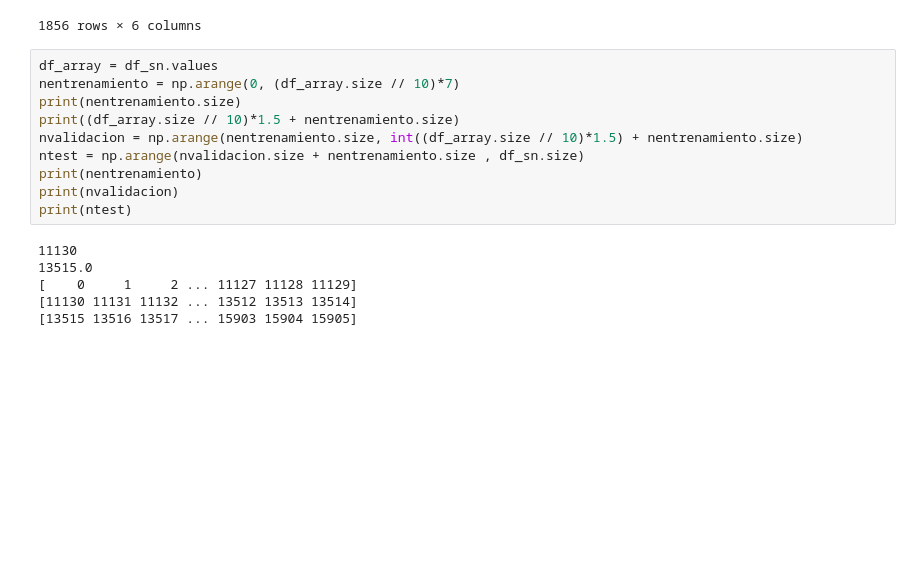
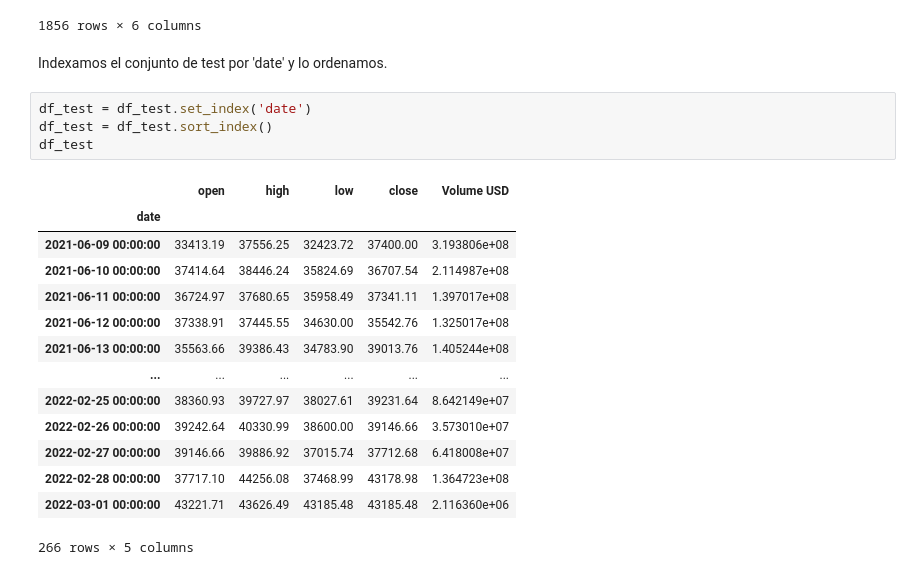
Before and after one commit to Raul-Gonzalez-M/TFG, a Jupyter notebook: codigo/Código.ipynb, the cells around one changed output. Saved outputs shown, nothing was run; the diff lists cells and outputs as text; blank space fills up the shorter version.

Commit message:
Indexamos los datos y ordenamos por fecha en los tres conjuntos

```diff
--- a/codigo/Código.ipynb
+++ b/codigo/Código.ipynb
@@ -207,19 +207,24 @@ df_train
 | 2649 | 2014-11-29 00:00:00 | 376.42 | 386.60 | 372.25 | 376.72 | 7.245190e+03 |
 | 2650 | 2014-11-28 00:00:00 | 363.59 | 381.34 | 360.57 | 376.28 | 8.617150e+03 |
 1856 rows × 6 columns
-# %%
-df_array = df_sn.values
-nentrenamiento = np.arange(0, (df_array.size // 10)*7)
-print(nentrenamiento.size)
-print((df_array.size // 10)*1.5 + nentrenamiento.size)
-nvalidacion = np.arange(nentrenamiento.size, int((df_array.size // 10)*1.5) + nentrenamiento.size)
-ntest = np.arange(nvalidacion.size + nentrenamiento.size , df_sn.size)
-print(nentrenamiento)
-print(nvalidacion)
-print(ntest)
-# %% [output]
-11130
-13515.0
-[    0     1     2 ... 11127 11128 11129]
-[11130 11131 11132 ... 13512 13513 13514]
-[13515 13516 13517 ... 15903 15904 15905]
+# %% [markdown]
+Indexamos el conjunto de test por 'date' y lo ordenamos.
+# %%
+df_test = df_test.set_index('date')
+df_test = df_test.sort_index()
+df_test
+# %% [output]
+|  | open | high | low | close | Volume USD |
+| date |  |  |  |  |  |
+| 2021-06-09 00:00:00 | 33413.19 | 37556.25 | 32423.72 | 37400.00 | 3.193806e+08 |
+| 2021-06-10 00:00:00 | 37414.64 | 38446.24 | 35824.69 | 36707.54 | 2.114987e+08 |
+| 2021-06-11 00:00:00 | 36724.97 | 37680.65 | 35958.49 | 37341.11 | 1.397017e+08 |
+| 2021-06-12 00:00:00 | 37338.91 | 37445.55 | 34630.00 | 35542.76 | 1.325017e+08 |
+| 2021-06-13 00:00:00 | 35563.66 | 39386.43 | 34783.90 | 39013.76 | 1.405244e+08 |
+| ... | ... | ... | ... | ... | ... |
+| 2022-02-25 00:00:00 | 38360.93 | 39727.97 | 38027.61 | 39231.64 | 8.642149e+07 |
+| 2022-02-26 00:00:00 | 39242.64 | 40330.99 | 38600.00 | 39146.66 | 3.573010e+07 |
+| 2022-02-27 00:00:00 | 39146.66 | 39886.92 | 37015.74 | 37712.68 | 6.418008e+07 |
+| 2022-02-28 00:00:00 | 37717.10 | 44256.08 | 37468.99 | 43178.98 | 1.364723e+08 |
+| 2022-03-01 00:00:00 | 43221.71 | 43626.49 | 43185.48 | 43185.48 | 2.116360e+06 |
+266 rows × 5 columns
```
Also changed, not shown: parts of 4 cells of this notebook.
